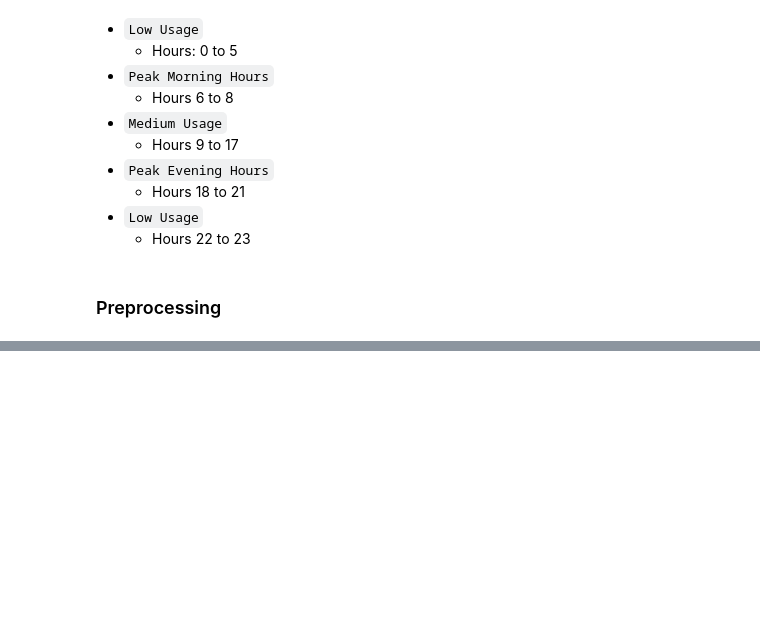
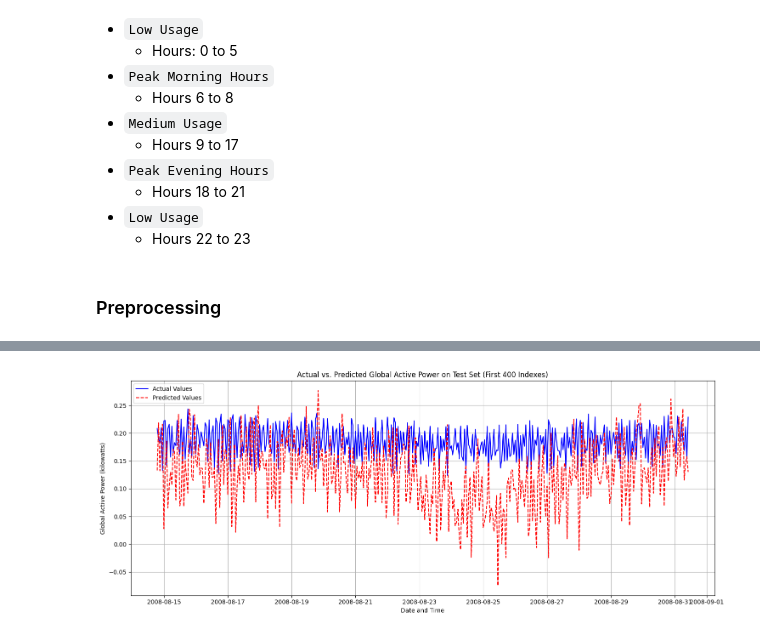
Before and after one commit to benjaminpilnick/Stat362-Final-Project-, a Jupyter notebook: explaratory_Data.ipynb, the cells around one changed output, grey strips where cells are left out. Cells and saved outputs as stored; diff of their text form; code cells hidden in the pictures; blank space fills up the shorter version.

```diff
--- a/explaratory_Data.ipynb
+++ b/explaratory_Data.ipynb
@@ -208,0 +413,21 @@ X_train.shape
+# %%
+# Plotting actual vs. predicted values for the test set (first 400 indexes)
+plt.figure(figsize=(15, 6))
+
+# Get the datetime index for the predictions
+# The y_test_windows starts at index 'look_back' of the original test set
+datetime_index_for_plot = test.index[look_back:]
+
+# Plotting only the first 400 data points
+plt.plot(datetime_index_for_plot[:400], test_y_inv[:400], label='Actual Values', color='blue')
+plt.plot(datetime_index_for_plot[:400], test_pred_inv[:400], label='Predicted Values', color='red', linestyle='--')
+
+plt.title('Actual vs. Predicted Global Active Power on Test Set (First 400 Indexes)')
+plt.xlabel('Date and Time')
+plt.ylabel('Global Active Power (kilowatts)')
+plt.legend()
+plt.grid(True)
+plt.tight_layout()
+plt.show()
+# %% [output]
+[figure, added]
```
Also changed, not shown: parts of 15 cells of this notebook.
